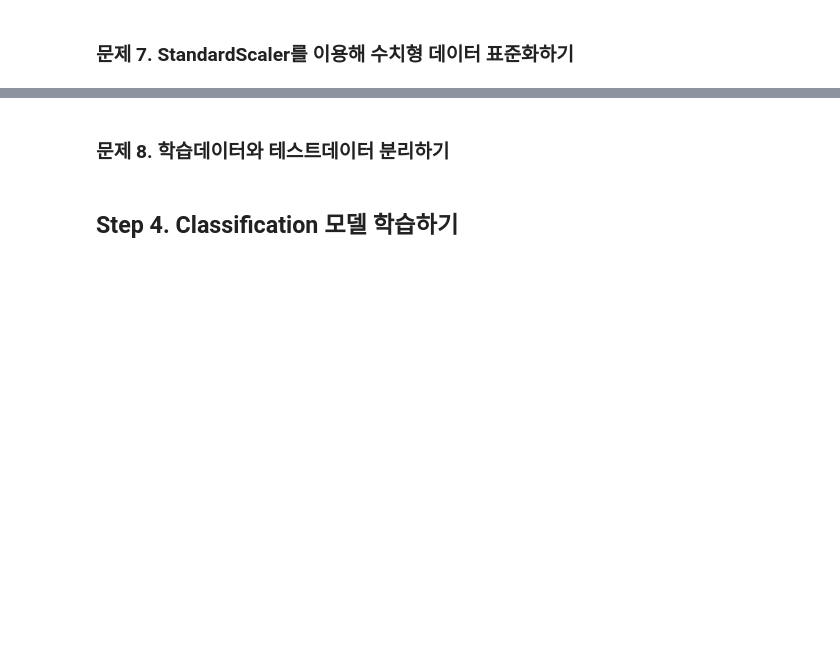
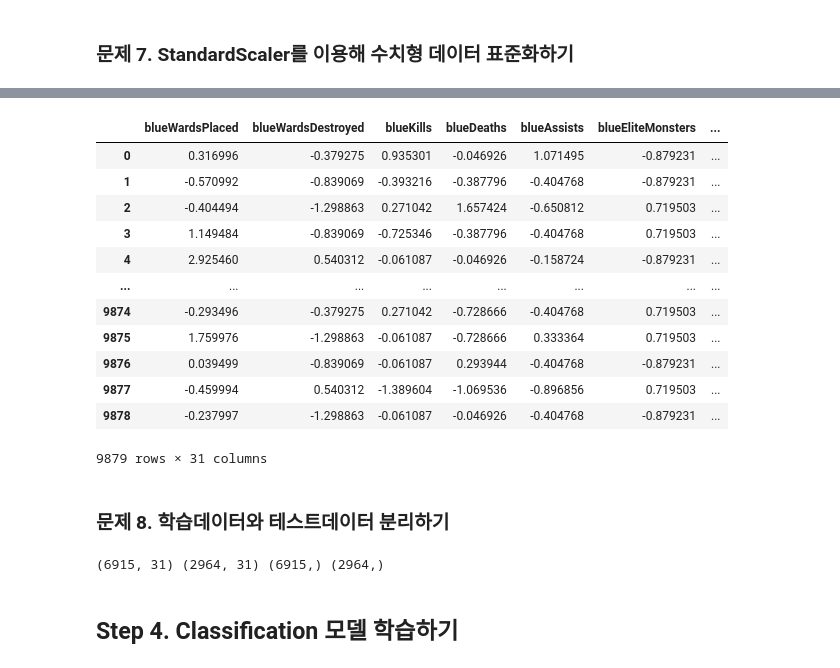
Before and after one commit to LEEHM97/machine-learning-exercises, a Jupyter notebook: 12.리그오브레전드 승리/리그 오브 레전드의 승리 공식.ipynb, the cells around one changed output, grey strips where cells are left out. Drawn from its saved outputs; the diff is of its cells as text; code cells hidden in the pictures; blank space fills up the shorter version.

```diff
--- a/12.리그오브레전드 승리/리그 오브 레전드의 승리 공식.ipynb
+++ b/12.리그오브레전드 승리/리그 오브 레전드의 승리 공식.ipynb
@@ -229,0 +237,5 @@ y = df['blueWins']
+# %%
+# 상관관계가 높은 column drop
+df.drop(['gameId', 'redFirstBlood', 'redKills', 'redDeaths',
+         'redTotalGold', 'redTotalExperience',
+         'redGoldDiff', 'redExperienceDiff'], axis=1, inplace=True)
@@ -230,10 +255,52 @@ y = df['blueWins']
+# %%
+# StandardScaler를 이용해 수치형 데이터를 표준화하기
+# Hint) Multicollinearity를 피하기 위해 불필요한 컬럼은 drop한다.
+
+X_num = df[['blueWardsPlaced', 'blueWardsDestroyed',
+       'blueKills', 'blueDeaths', 'blueAssists', 'blueEliteMonsters',
+       'blueTowersDestroyed', 'blueTotalGold',
+       'blueAvgLevel', 'blueTotalExperience', 'blueTotalMinionsKilled',
+       'blueTotalJungleMinionsKilled', 'blueGoldDiff', 'blueExperienceDiff',
+       'blueCSPerMin', 'blueGoldPerMin', 'redWardsPlaced', 'redWardsDestroyed',
+       'redAssists', 'redEliteMonsters',
+       'redTowersDestroyed', 'redAvgLevel', 'redTotalMinionsKilled',
+       'redTotalJungleMinionsKilled', 'redCSPerMin', 'redGoldPerMin']]
+X_cat = df[['blueFirstBlood', 'blueDragons', 'blueHeralds', 'redDragons', 'redHeralds']]
+
+scaler = StandardScaler()
+scaler.fit(X_num)
+X_scaled = scaler.transform(X_num)
+X_scaled = pd.DataFrame(X_scaled, index=X_num.index, columns=X_num.columns)
+
+
+X = pd.concat([X_scaled, X_cat], axis=1)
+y = df['blueWins']
+# %%
+X
+# %% [output]
+|  | blueWardsPlaced | blueWardsDestroyed | blueKills | blueDeaths | blueAssists | blueEliteMonsters | ... |
+| 0 | 0.316996 | -0.379275 | 0.935301 | -0.046926 | 1.071495 | -0.879231 | ... |
+| 1 | -0.570992 | -0.839069 | -0.393216 | -0.387796 | -0.404768 | -0.879231 | ... |
+| 2 | -0.404494 | -1.298863 | 0.271042 | 1.657424 | -0.650812 | 0.719503 | ... |
+| 3 | 1.149484 | -0.839069 | -0.725346 | -0.387796 | -0.404768 | 0.719503 | ... |
+| 4 | 2.925460 | 0.540312 | -0.061087 | -0.046926 | -0.158724 | -0.879231 | ... |
+| ... | ... | ... | ... | ... | ... | ... | ... |
+| 9874 | -0.293496 | -0.379275 | 0.271042 | -0.728666 | -0.404768 | 0.719503 | ... |
+| 9875 | 1.759976 | -1.298863 | -0.061087 | -0.728666 | 0.333364 | 0.719503 | ... |
+| 9876 | 0.039499 | -0.839069 | -0.061087 | 0.293944 | -0.404768 | -0.879231 | ... |
+| 9877 | -0.459994 | 0.540312 | -1.389604 | -1.069536 | -0.896856 | 0.719503 | ... |
+| 9878 | -0.237997 | -1.298863 | -0.061087 | -0.046926 | -0.404768 | -0.879231 | ... |
+9879 rows × 31 columns
 # %% [markdown]
 ### 문제 8. 학습데이터와 테스트데이터 분리하기
 # %%
 from sklearn.model_selection import train_test_split
 # %%
 # train_test_split() 함수로 학습 데이터와 테스트 데이터 분리하기
-X_train, X_test, y_train, y_test =
+X_train, X_test, y_train, y_test = train_test_split(X, y, test_size=0.3, random_state=1)
+print(X_train.shape, X_test.shape, y_train.shape, y_test.shape)
+# %% [output]
+(6915, 31) (2964, 31) (6915,) (2964,)
 # %% [markdown]
 ## Step 4. Classification 모델 학습하기
 # %% [markdown]
```
Also changed, not shown: parts of 4 cells of this notebook.
